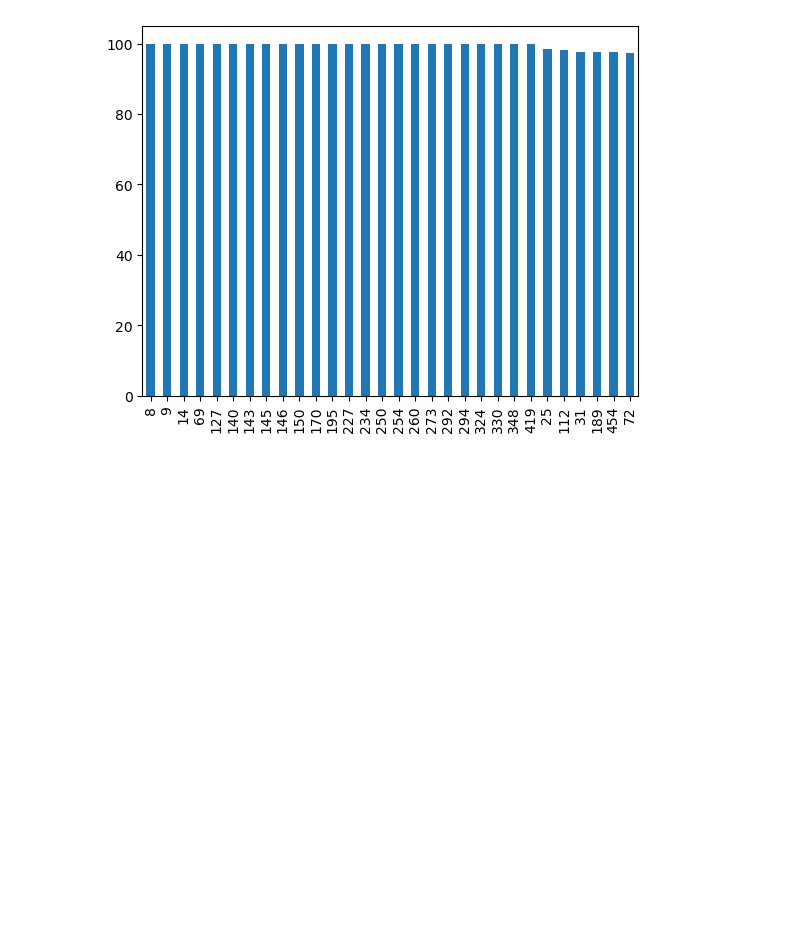
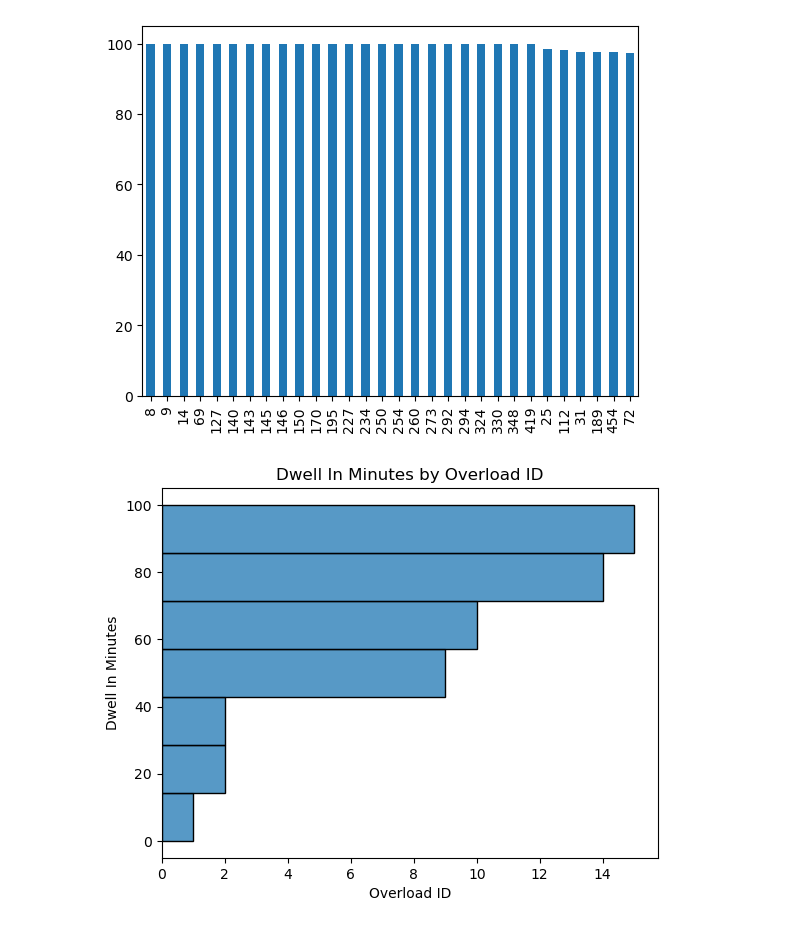
Before and after one commit to NSS-Data-Analytics-Cohort-7/wego-shut_up_and_take_my_query, a Jupyter notebook: notebooks/wego_five_otp.ipynb, the cells around one changed output. Drawn from its saved outputs; the diff is of its cells as text; code cells hidden in the pictures; blank space fills up the shorter version.

```diff
--- a/notebooks/wego_five_otp.ipynb
+++ b/notebooks/wego_five_otp.ipynb
@@ -220,3 +220,9 @@ time_large['pct_on_time_5'].plot(kind='bar')
 # %% [output]
 <AxesSubplot:>
 [figure]
+# %%
+sns.histplot(y = 'pct_on_time',
+            data=time_pct).set(title = 'Dwell In Minutes by Overload ID',xlabel='Overload ID',ylabel='Dwell In Minutes')
+sns.color_palette = ['Paried']
+# %% [output]
+[figure, added]
```
Also changed, not shown: parts of 5 cells of this notebook, 2 other files.
